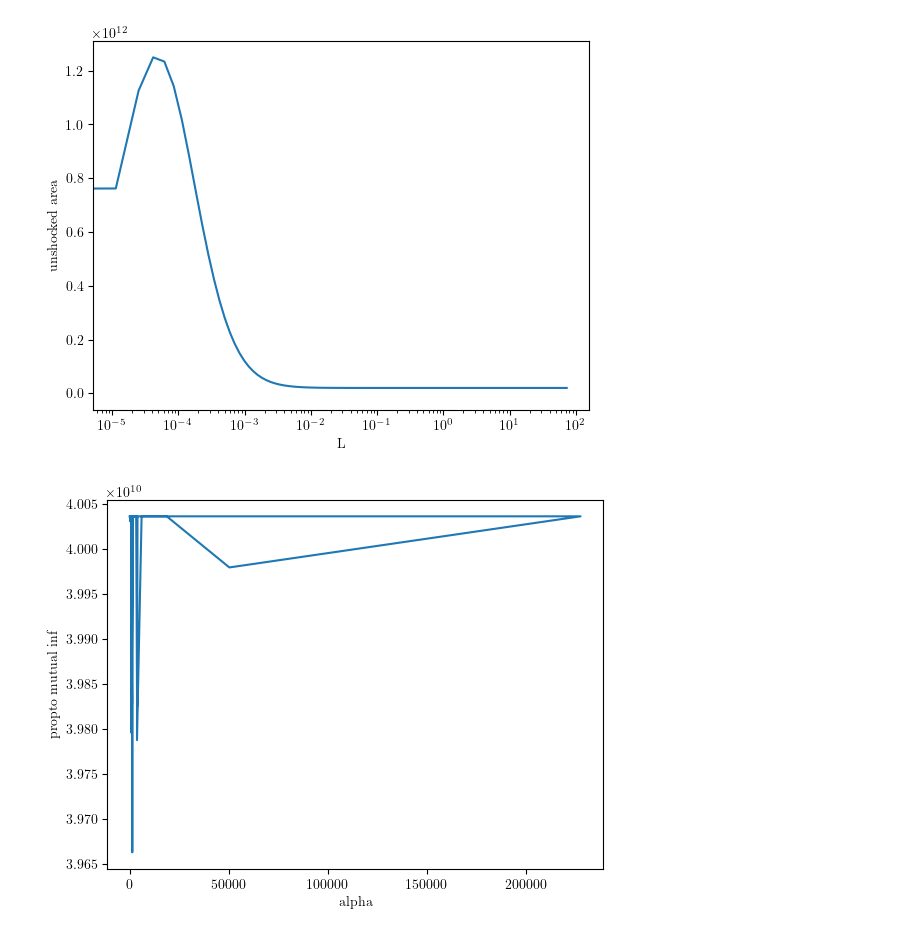
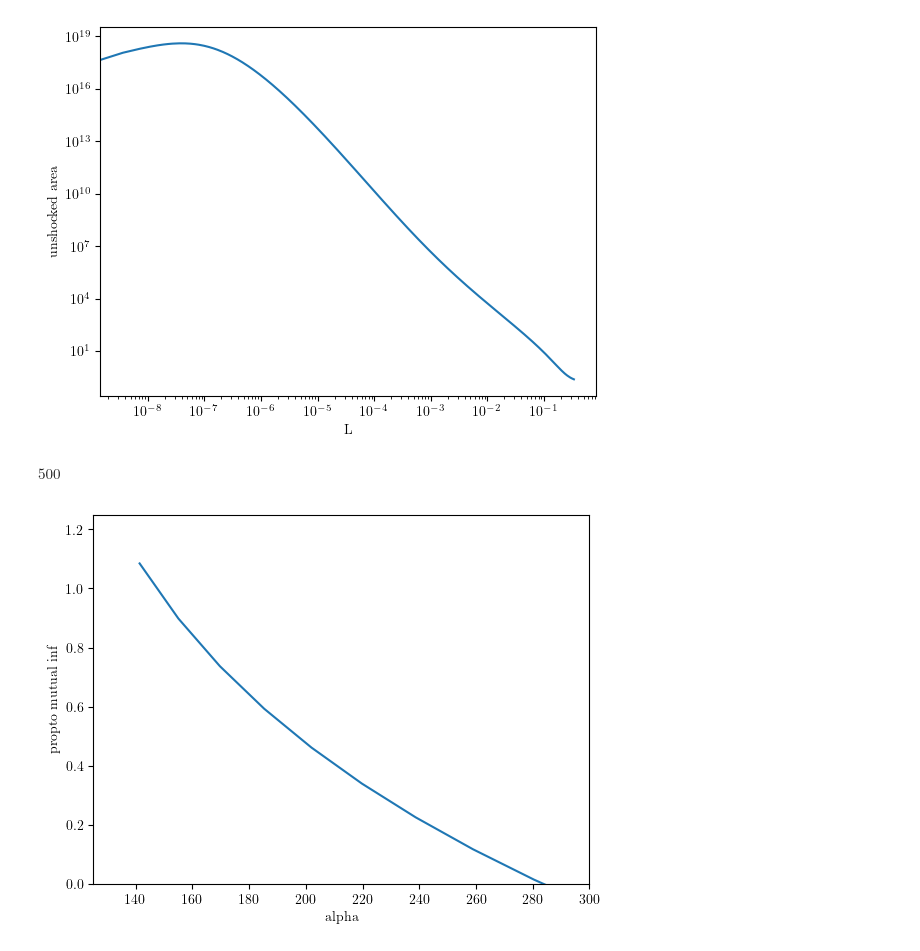
Before and after one commit to Bkorotko03/HoloProj, a Jupyter notebook: PertRNBH260128.ipynb, the cells around one changed output. Saved outputs shown, nothing was run; the diff lists cells and outputs as text; code cells hidden in the pictures.

```diff
--- a/PertRNBH260128.ipynb
+++ b/PertRNBH260128.ipynb
@@ -106,4 +106,15 @@ k2grid = k2(r0grid,R)
 
 k3grid = k3(r0grid,R)
 
+# i have had the genius idea of just ignoring the things that dont work
+# surely this will not bite me in the ass later...
 alphamask = k3grid > 0
+r0grid = r0grid[alphamask]
+alphagrid = alphagrid[alphamask]
+k1grid = k1grid[alphamask]
+k2grid = k2grid[alphamask]
+k3grid = k3grid[alphamask]
+normr0grid = r0grid/R
+
+#need to fix the r0 bounds for all the recursive functions now
+r0min, r0max = r0grid.min(), r0grid.max()
@@ -217,6 +167,9 @@ def AInteg(rgrid,r0,R):
 
 def divArea(rgrid,R):
     return (rgrid**(d-2)) / np.sqrt(f(rgrid,R))
+
+def SAdeterm(r,r0,R):
+    return f(r,R) + gamma2(r0,R)*(r**(4-2*d))
 # %%
 def shockArea(r0grid,R):
     areaList = []
@@ -242 +212,3 @@ areaInt = shockArea(r0grid,R)
+# %%
+saplotmask = areaInt > 0
 # %%
@@ -293,9 +247,11 @@ def Lvsrmin(rminarr,R):
 def unAreaInt(rminarr,R): # area for one unbroken surface
     arealist = []
     for rmin in rminarr:
-        r = np.logspace(np.log10(rmin+0.1),np.log10(rmax-0.1),num)
-        integ = 2 * (r**(d-2))/np.sqrt(f(r,R)-f(r,R)*((rmin/r)**(2*d-2)))
-        area = np.trapezoid(integ,r)
+        r = np.logspace(np.log10(rmin+1),np.log10(rmax-1),num)
+        integ = 2 * (r**(d-2))/np.sqrt(f(r,R)-f(r,R)*(((rmin-0.01)/r)**(2*d-2)))
+        divInteg = 2 * (r**(d-2))/np.sqrt(f(r,R))
+        newint = integ-divInteg
+        area = np.trapezoid(newint,r)
         arealist.append(area)
     return np.array(arealist)
 # %%
@@ -356,16 +274,25 @@ plt.plot(LvsrminArr,unArea)
 plt.xlabel("L")
 plt.ylabel("unshocked area")
 plt.semilogx()
+plt.semilogy()
 plt.show()
 # %% [output]
-[figure, old version]
+[figure, new version]
+# %%
+len(unArea)
+# %% [output]
+$\displaystyle 500$
 # %%
-plt.plot(alphagrid,(2*unArea[50]-areaInt))
+plt.plot(alphagrid[saplotmask],(2*unArea[10]-areaInt[saplotmask]))
 plt.xlabel("alpha")
 plt.ylabel("propto mutual inf")
+# plt.semilogx()
+# plt.semilogy()
+plt.ylim((0,1.25))
+plt.xlim((125,300))
 plt.show()
 # %% [output]
-[figure, old version]
+[figure, new version]
 # %%
 np.argmin(np.abs(2*unArea[-2]-areaInt),0)
 # %% [output]
```
Also changed, not shown: parts of 30 cells of this notebook.
